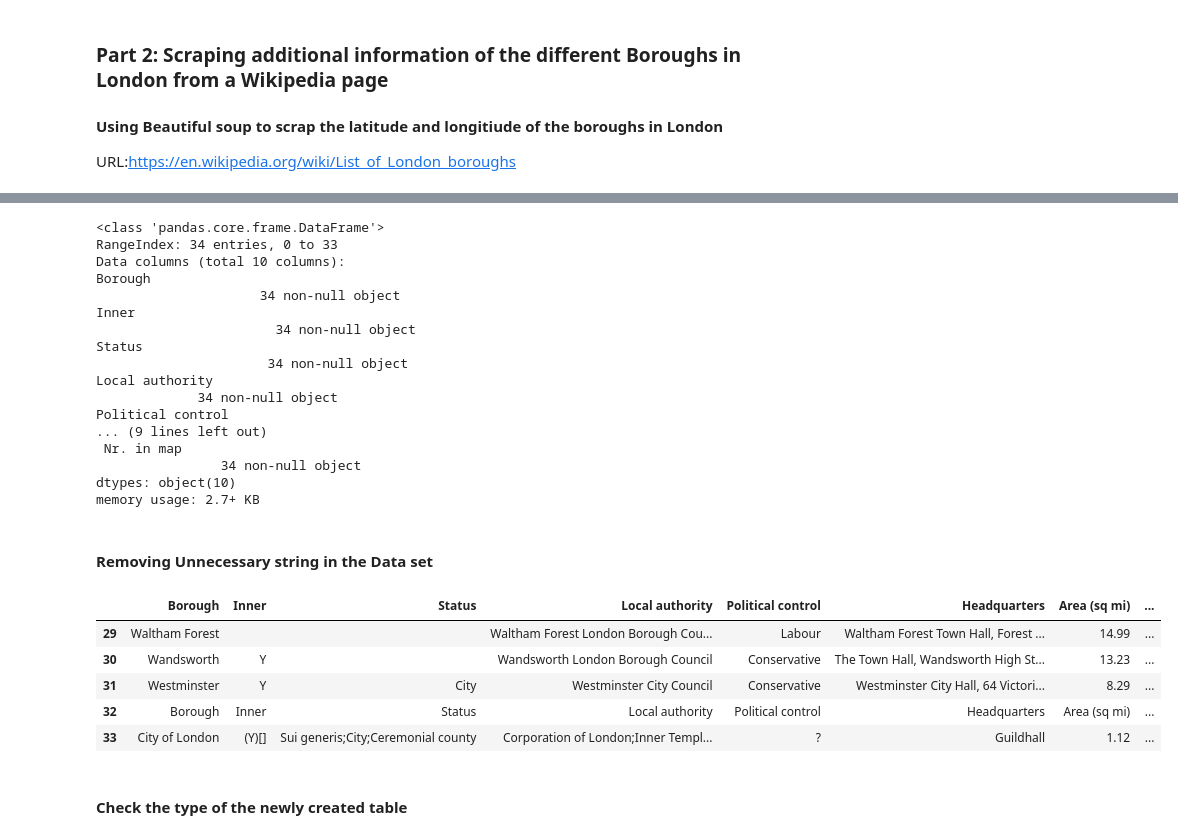
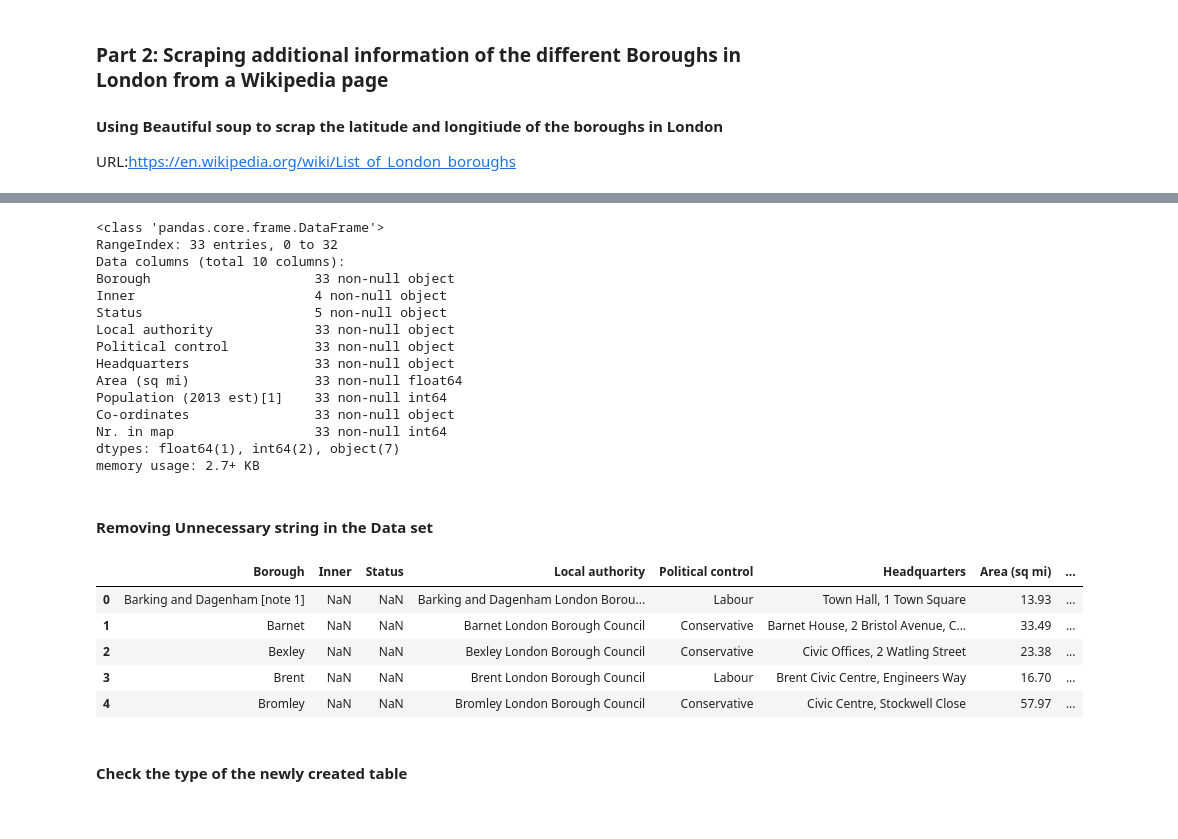
Before and after one commit to kumarP1980/Coursera_Capstone, a Jupyter notebook: The Battle of Neighborhoods - Week 2.ipynb, the cells around one changed output, grey strips where cells are left out. Cells and saved outputs as stored; diff of their text form; code cells hidden in the pictures.

```diff
--- a/The Battle of Neighborhoods - Week 2.ipynb
+++ b/The Battle of Neighborhoods - Week 2.ipynb
@@ -365,0 +320,4 @@ for j in range(1,len(tr_elements)):
+# %%
+# extracting the raw table inside that webpage
+table = soup.find_all('table', {'class':'wikitable sortable'})
+print(table)
@@ -365,0 +342,3 @@ for j in range(1,len(tr_elements)):
+# %%
+London_table = pd.read_html(str(table[0]), index_col=None, header=0)[0]
+London_table.head()
@@ -365,0 +352,11 @@ for j in range(1,len(tr_elements)):
+# %%
+# Read in the second table
+London_table1 = pd.read_html(str(table[1]), index_col=None, header=0)[0]
+
+# Rename the columns to match the previous table to append the tables.
+
+London_table1.columns = ['Borough','Inner','Status','Local authority','Political control',
+                         'Headquarters','Area (sq mi)','Population (2013 est)[1]','Co-ordinates','Nr. in map']
+
+# View the table
+London_table1
@@ -399,0 +368,6 @@ London_Table.head(10)
+# %%
+# A continuous index value will be maintained
+# across the rows in the new appended data frame.
+
+London_table = London_table.append(London_table1, ignore_index = True)
+London_table.head()
@@ -400,41 +390,39 @@ London_Table.head(10)
 # %%
-London_Table.info()
+London_table.info()
 # %% [output]
 <class 'pandas.core.frame.DataFrame'>
-RangeIndex: 34 entries, 0 to 33
+RangeIndex: 33 entries, 0 to 32
 Data columns (total 10 columns):
-Borough
-                     34 non-null object
-Inner
-                       34 non-null object
-Status
-                      34 non-null object
-Local authority
-             34 non-null object
-Political control
-... (9 lines left out)
- Nr. in map
-                34 non-null object
-dtypes: object(10)
+Borough                     33 non-null object
+Inner                       4 non-null object
+Status                      5 non-null object
+Local authority             33 non-null object
+Political control           33 non-null object
+Headquarters                33 non-null object
+Area (sq mi)                33 non-null float64
+Population (2013 est)[1]    33 non-null int64
+Co-ordinates                33 non-null object
+Nr. in map                  33 non-null int64
+dtypes: float64(1), int64(2), object(7)
 memory usage: 2.7+ KB
 # %% [markdown]
 <h4>Removing Unnecessary string in the Data set</h4>
 # %%
-London_Table = London_Table.replace('note 1','', regex=True)
-London_Table = London_Table.replace('note 2','', regex=True)
-London_Table = London_Table.replace('note 3','', regex=True)
-London_Table = London_Table.replace('note 4','', regex=True)
-London_Table = London_Table.replace('note 5','', regex=True)
+London_Table = London_table.replace('note 1','', regex=True)
+London_Table = London_table.replace('note 2','', regex=True)
+London_Table = London_table.replace('note 3','', regex=True)
+London_Table = London_table.replace('note 4','', regex=True)
+London_Table = London_table.replace('note 5','', regex=True)
 
 # View the top of the data set
-London_Table.tail()
+London_Table.head()
 # %% [output]
 |  | Borough | Inner | Status | Local authority | Political control | Headquarters | Area (sq mi) | ... |
-| 29 | Waltham Forest |  |  | Waltham Forest London Borough Cou... | Labour | Waltham Forest Town Hall, Forest ... | 14.99 | ... |
-| 30 | Wandsworth | Y |  | Wandsworth London Borough Council | Conservative | The Town Hall, Wandsworth High St... | 13.23 | ... |
-| 31 | Westminster | Y | City | Westminster City Council | Conservative | Westminster City Hall, 64 Victori... | 8.29 | ... |
-| 32 | Borough | Inner | Status | Local authority | Political control | Headquarters | Area (sq mi) | ... |
-| 33 | City of London | (Y)[] | Sui generis;City;Ceremonial county | Corporation of London;Inner Templ... | ? | Guildhall | 1.12 | ... |
+| 0 | Barking and Dagenham [note 1] | NaN | NaN | Barking and Dagenham London Borou... | Labour | Town Hall, 1 Town Square | 13.93 | ... |
+| 1 | Barnet | NaN | NaN | Barnet London Borough Council | Conservative | Barnet House, 2 Bristol Avenue, C... | 33.49 | ... |
+| 2 | Bexley | NaN | NaN | Bexley London Borough Council | Conservative | Civic Offices, 2 Watling Street | 23.38 | ... |
+| 3 | Brent | NaN | NaN | Brent London Borough Council | Labour | Brent Civic Centre, Engineers Way | 16.70 | ... |
+| 4 | Bromley | NaN | NaN | Bromley London Borough Council | Conservative | Civic Centre, Stockwell Close | 57.97 | ... |
 # %% [markdown]
 <h4>Check the type of the newly created table</h4>
 # %%
```
Also changed, not shown: parts of 47 cells of this notebook.
